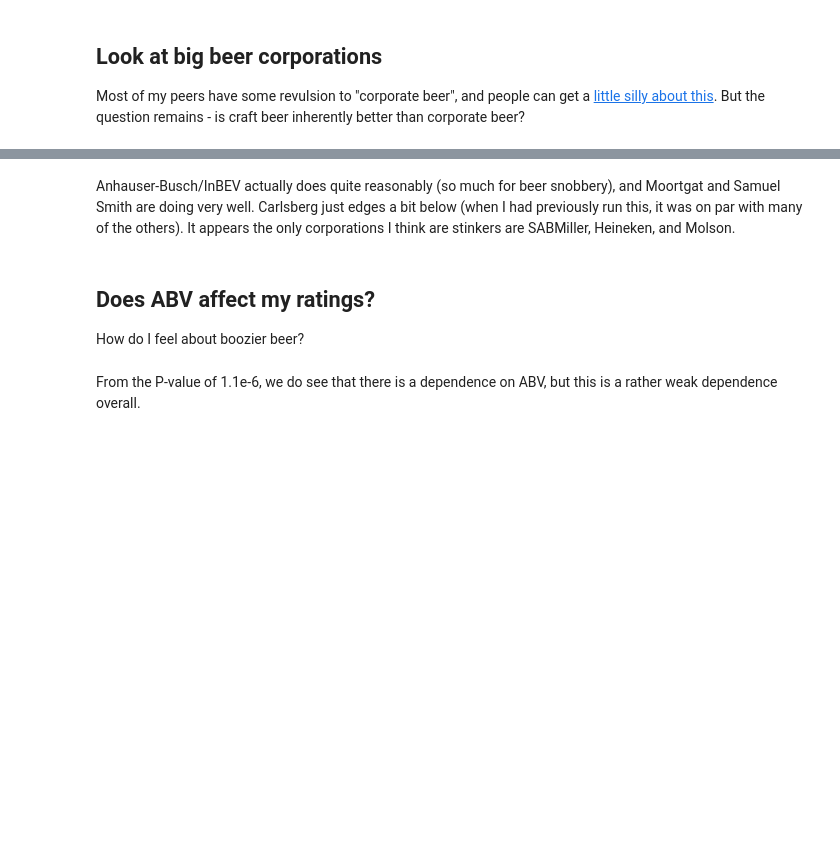
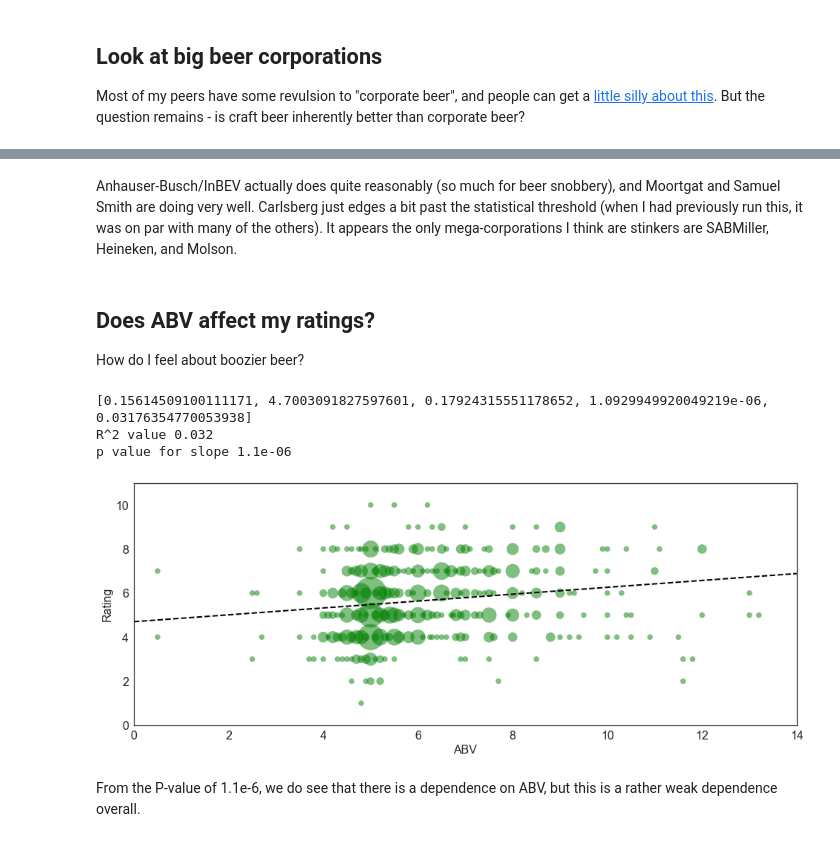
Before and after one commit to anzelpwj/Beer_server, a Jupyter notebook: Beer_analysis_v2.ipynb, the cells around one changed output, grey strips where cells are left out. Drawn from its saved outputs; the diff is of its cells as text; code cells hidden in the pictures; blank space fills up the shorter version.

```diff
--- a/Beer_analysis_v2.ipynb
+++ b/Beer_analysis_v2.ipynb
@@ -459,5 +551,5 @@ corpstats
 # %% [markdown]
-Anhauser-Busch/InBEV actually does quite reasonably (so much for beer snobbery), and Moortgat and Samuel Smith are doing very well. Carlsberg just edges a bit below (when I had previously run this, it was on par with many of the others). It appears the only corporations I think are stinkers are SABMiller, Heineken, and Molson.
+Anhauser-Busch/InBEV actually does quite reasonably (so much for beer snobbery), and Moortgat and Samuel Smith are doing very well. Carlsberg just edges a bit past the statistical threshold (when I had previously run this, it was on par with many of the others). It appears the only mega-corporations I think are stinkers are SABMiller, Heineken, and Molson.
 # %% [markdown]
 ## Does ABV affect my ratings?
 
@@ -468,37 +560,44 @@ ABVvals.dropna(subset=['ABV','Rating'], inplace=True)
 ABVslope, ABVintercept, ABVr_value, ABVp_value, ABVstd_err = stats.linregress(ABVvals['ABV'], ABVvals['Rating'])
 print([ABVslope, ABVintercept, ABVr_value, ABVp_value, ABVstd_err])
 print("R^2 value %.3f" % ABVr_value**2)
+print("p value for slope %.1e" % ABVp_value)
+# %% [output]
+[0.15614509100111171, 4.7003091827597601, 0.17924315551178652, 1.0929949920049219e-06, 0.03176354770053938]
+R^2 value 0.032
+p value for slope 1.1e-06
 # %%
 size_factor_for_ABVscatter = 50
 
 listcounts = ABVvals.groupby(['ABV', 'Rating']).size()
 ABV_list = []
 ABV_rats = []
 ABV_count = []
 for val in listcounts.index.values:
     xABV, yABV = val
     ABV_list.append(xABV)
     ABV_rats.append(yABV)
 for countin in listcounts:
     ABV_count.append(countin)
 # print(ABV_list)
 # print(ABV_rats)
 # print(ABV_count)
 ABV_list=np.array(ABV_list)
 ABV_rats=np.array(ABV_rats)
 ABV_count=size_factor_for_ABVscatter*np.array(ABV_count)
 
 ABV_fit_x = np.linspace(0, 14, num=100)
 ABV_fit_y = ABVintercept+ABVslope*ABV_fit_x
 
 plt.figure(figsize=(16, 6))
 plt.scatter(ABV_list, ABV_rats, s=ABV_count, alpha=0.5, color='g')
 plt.plot(ABV_fit_x, ABV_fit_y, 'k--', linewidth=2)
 plt.axis([0, 14, 0, 11])
 plt.xlabel('ABV', fontsize=16)
 plt.ylabel('Rating', fontsize=16)
 plt.xticks(fontsize=16)
 plt.yticks(fontsize=16)
-plt.show
+plt.show()
+# %% [output]
+[figure, added]
 # %% [markdown]
 From the P-value of 1.1e-6, we do see that there is a dependence on ABV, but this is a rather weak dependence overall.
```
Also changed, not shown: parts of 16 cells of this notebook, 14 other files.
